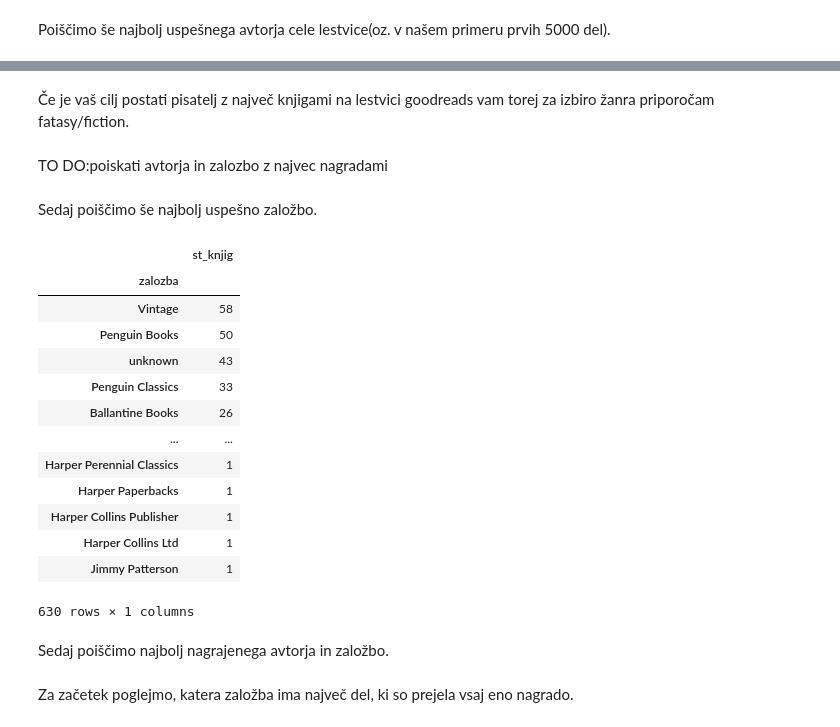
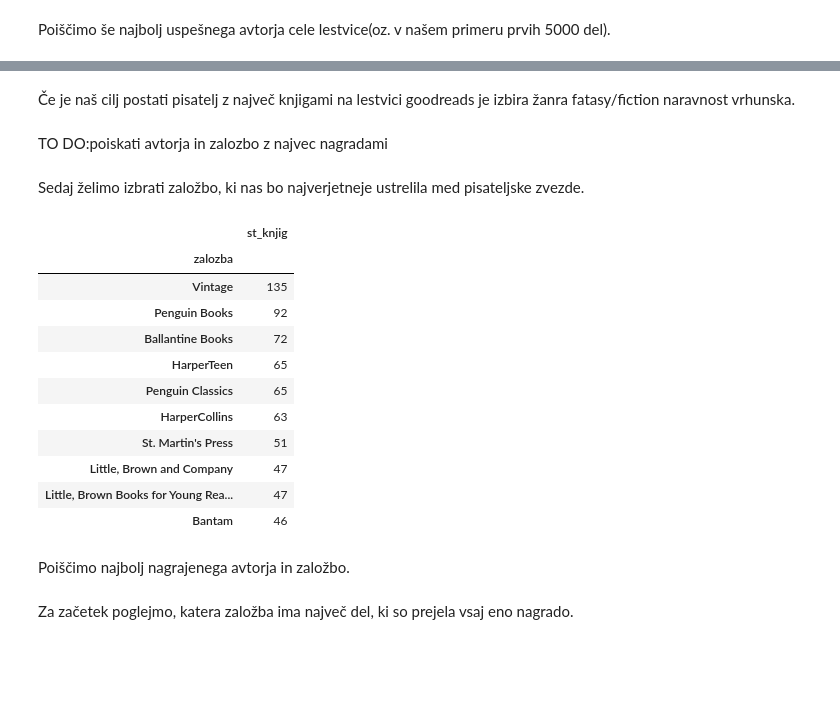
Before and after one commit to anajulijapreseren/Najbolj-e-knjige-vseh-asov, a Jupyter notebook: Analiza_podatkov.ipynb, the cells around one changed output, grey strips where cells are left out. Saved outputs shown, nothing was run; the diff lists cells and outputs as text; code cells hidden in the pictures; blank space fills up the shorter version.

```diff
--- a/Analiza_podatkov.ipynb
+++ b/Analiza_podatkov.ipynb
@@ -424,30 +437,28 @@ zanr_del_najboljsih_avtorjev.size().to_frame('st_knjig_zanra').sort_values('st_k
 # %% [markdown]
-Če je vaš cilj postati pisatelj z največ knjigami na lestvici goodreads vam torej za izbiro žanra priporočam fatasy/fiction.
+Če je naš cilj postati pisatelj z največ knjigami na lestvici goodreads je izbira žanra fatasy/fiction naravnost vrhunska.
 # %% [markdown]
 TO DO:poiskati avtorja in zalozbo z najvec nagradami
-# %% [markdown]
-Sedaj poiščimo še najbolj uspešno založbo.
+# %% [markdown]
+Sedaj želimo izbrati založbo, ki nas bo najverjetneje ustrelila med pisateljske zvezde.
 # %%
-st_knjig_zalozbe = knjige[['zalozba']].groupby('zalozba').size().to_frame('st_knjig').sort_values('st_knjig', ascending=False)
+st_knjig_zalozbe = knjige[knjige.zalozba != "unknown"][['zalozba']].groupby('zalozba').size().to_frame('st_knjig').sort_values('st_knjig', ascending=False)
 # %%
-st_knjig_zalozbe
+st_knjig_zalozbe.head(10)
 # %% [output]
 |  | st_knjig |
 | zalozba |  |
-| Vintage | 58 |
-| Penguin Books | 50 |
-| unknown | 43 |
-| Penguin Classics | 33 |
-| Ballantine Books | 26 |
-| ... | ... |
-| Harper Perennial Classics | 1 |
-| Harper Paperbacks | 1 |
-| Harper Collins Publisher | 1 |
-| Harper Collins Ltd | 1 |
-| Jimmy Patterson | 1 |
+| Vintage | 135 |
+| Penguin Books | 92 |
+| Ballantine Books | 72 |
+| HarperTeen | 65 |
+| Penguin Classics | 65 |
+| HarperCollins | 63 |
+| St. Martin's Press | 51 |
+| Little, Brown and Company | 47 |
+| Little, Brown Books for Young Rea... | 47 |
+| Bantam | 46 |
-630 rows × 1 columns
 # %% [markdown]
-Sedaj poiščimo najbolj nagrajenega avtorja in založbo.
+Poiščimo najbolj nagrajenega avtorja in založbo.
 # %%
 nagrajene_knjige = knjige[knjige.nagrade == True]
 # %% [markdown]
```
Also changed, not shown: parts of 96 cells of this notebook.
